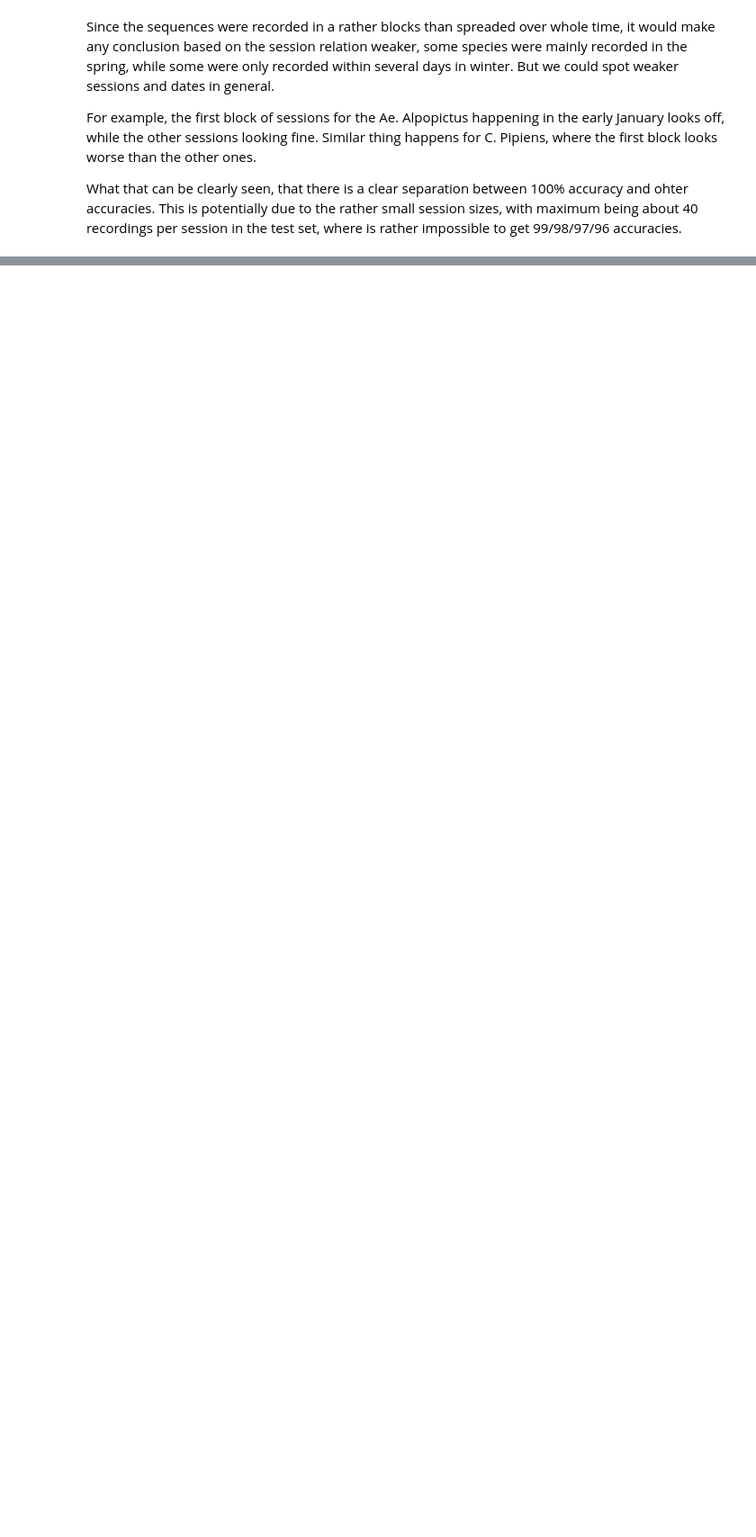
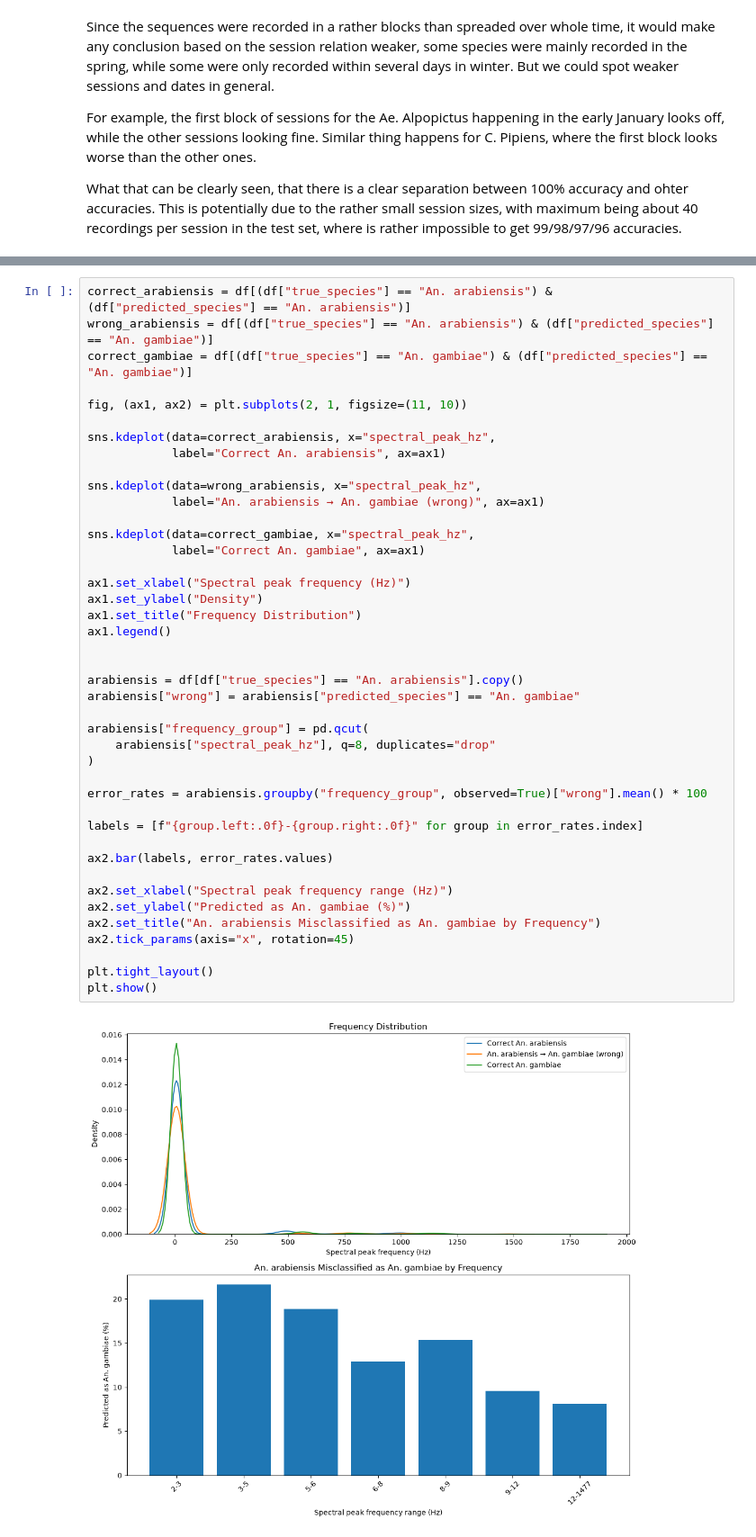
Before and after one commit to d-pizhuk/mosquito-wingbeat-vis4ai, a Jupyter notebook: phase1/human_only/analysis.ipynb, the cells around one changed output, grey strips where cells are left out. Shown at 90% size. Drawn from its saved outputs; the diff is of its cells as text; blank space fills up the shorter version.

```diff
--- a/phase1/human_only/analysis.ipynb
+++ b/phase1/human_only/analysis.ipynb
@@ -435,0 +553,44 @@ What that can be clearly seen, that there is a clear separation between 100% acc
+# %%
+correct_arabiensis = df[(df["true_species"] == "An. arabiensis") & (df["predicted_species"] == "An. arabiensis")]
+wrong_arabiensis = df[(df["true_species"] == "An. arabiensis") & (df["predicted_species"] == "An. gambiae")]
+correct_gambiae = df[(df["true_species"] == "An. gambiae") & (df["predicted_species"] == "An. gambiae")]
+
+fig, (ax1, ax2) = plt.subplots(2, 1, figsize=(11, 10))
+
+sns.kdeplot(data=correct_arabiensis, x="spectral_peak_hz",
+            label="Correct An. arabiensis", ax=ax1)
+
+sns.kdeplot(data=wrong_arabiensis, x="spectral_peak_hz",
+            label="An. arabiensis → An. gambiae (wrong)", ax=ax1)
+
+sns.kdeplot(data=correct_gambiae, x="spectral_peak_hz",
+            label="Correct An. gambiae", ax=ax1)
+
+ax1.set_xlabel("Spectral peak frequency (Hz)")
+ax1.set_ylabel("Density")
+ax1.set_title("Frequency Distribution")
+ax1.legend()
+
+
+arabiensis = df[df["true_species"] == "An. arabiensis"].copy()
+arabiensis["wrong"] = arabiensis["predicted_species"] == "An. gambiae"
+
+arabiensis["frequency_group"] = pd.qcut(
+    arabiensis["spectral_peak_hz"], q=8, duplicates="drop"
+)
+
+error_rates = arabiensis.groupby("frequency_group", observed=True)["wrong"].mean() * 100
+
+labels = [f"{group.left:.0f}-{group.right:.0f}" for group in error_rates.index]
+
+ax2.bar(labels, error_rates.values)
+
+ax2.set_xlabel("Spectral peak frequency range (Hz)")
+ax2.set_ylabel("Predicted as An. gambiae (%)")
+ax2.set_title("An. arabiensis Misclassified as An. gambiae by Frequency")
+ax2.tick_params(axis="x", rotation=45)
+
+plt.tight_layout()
+plt.show()
+# %% [output]
+[figure, added]
```
Also changed, not shown: parts of 26 cells of this notebook.
